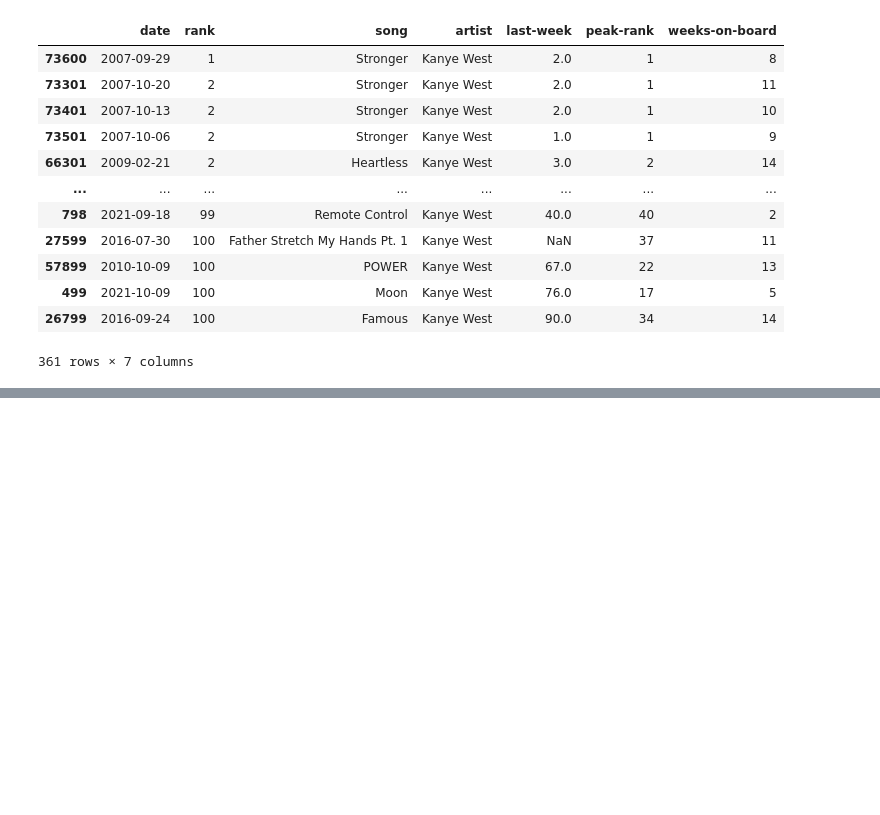
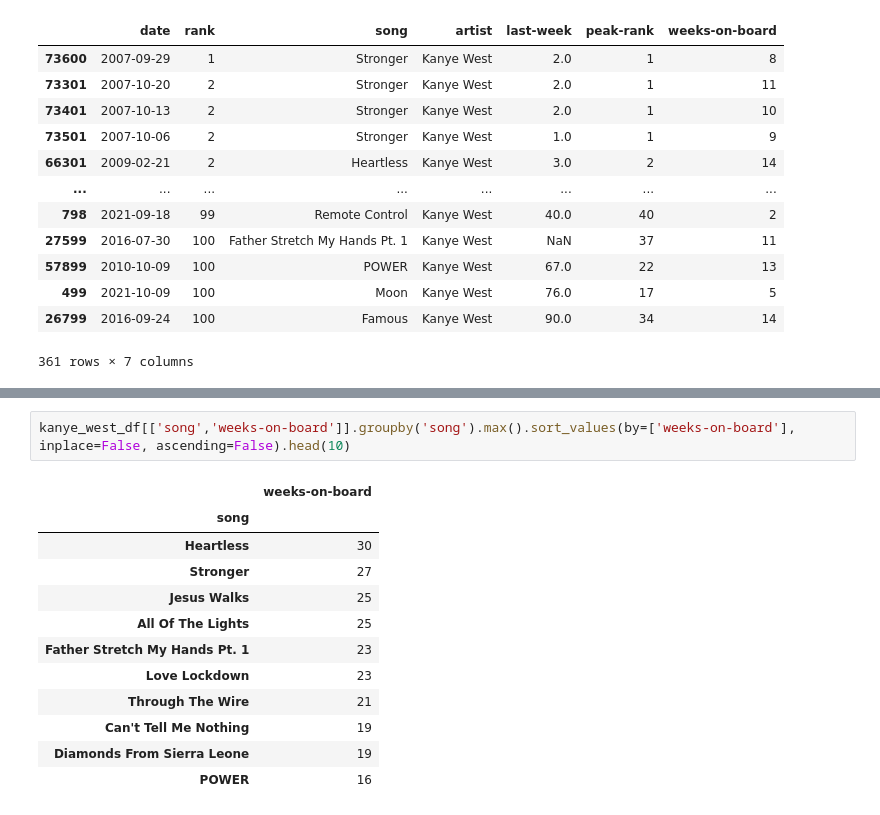
Before and after one commit to Bramstorp/MusicDataAnalyse, a Jupyter notebook: billboard.ipynb, the cells around one changed output, grey strips where cells are left out. Saved outputs shown, nothing was run; the diff lists cells and outputs as text; blank space fills up the shorter version.

```diff
--- a/billboard.ipynb
+++ b/billboard.ipynb
@@ -116,0 +146,15 @@ kanye_west_df_week['weeks-on-board'].sum()[:10].plot(kind='bar')
+# %%
+kanye_west_df[['song','weeks-on-board']].groupby('song').max().sort_values(by=['weeks-on-board'], inplace=False, ascending=False).head(10)
+# %% [output]
+|  | weeks-on-board |
+| song |  |
+| Heartless | 30 |
+| Stronger | 27 |
+| Jesus Walks | 25 |
+| All Of The Lights | 25 |
+| Father Stretch My Hands Pt. 1 | 23 |
+| Love Lockdown | 23 |
+| Through The Wire | 21 |
+| Can't Tell Me Nothing | 19 |
+| Diamonds From Sierra Leone | 19 |
+| POWER | 16 |
```
Also changed, not shown: parts of 12 cells of this notebook.
